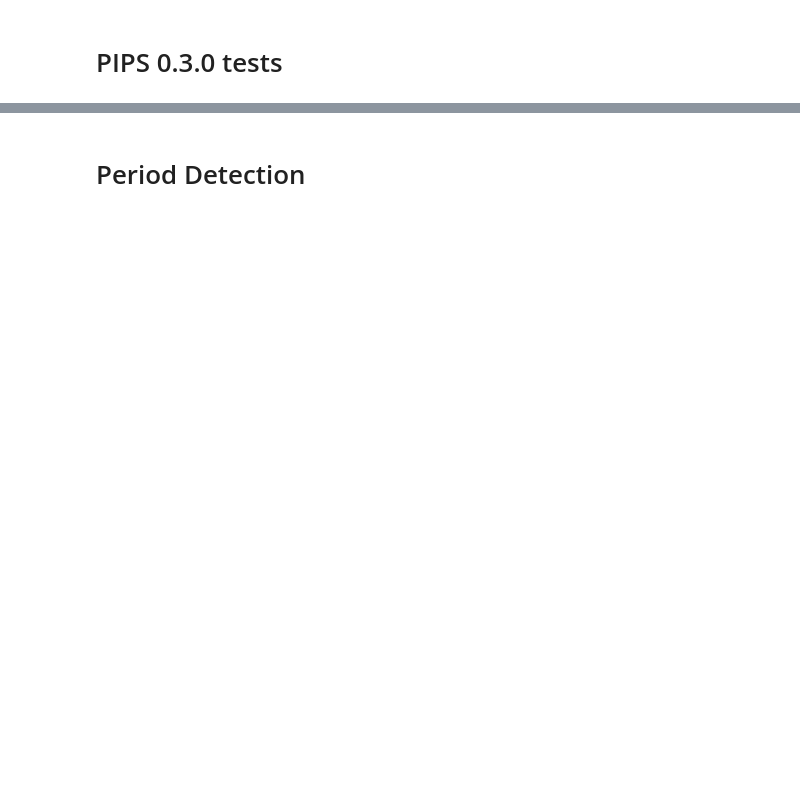
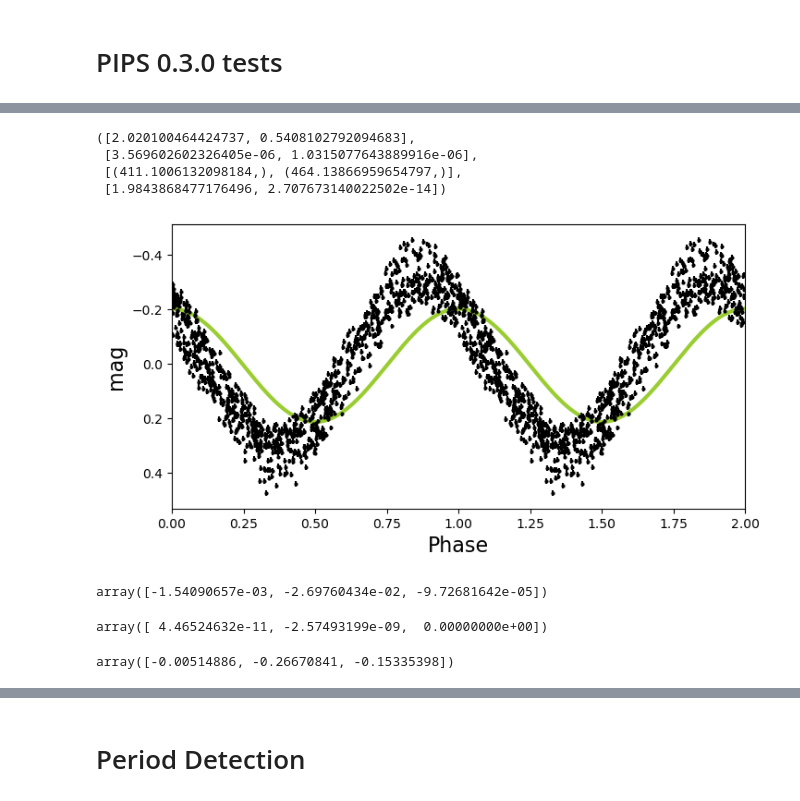
Before and after one commit to SterlingYM/astroPIPS, a Jupyter notebook: test.ipynb, the cells around one changed output, grey strips where cells are left out. Saved outputs shown, nothing was run; the diff lists cells and outputs as text; code cells hidden in the pictures; blank space fills up the shorter version.

```diff
--- a/test.ipynb
+++ b/test.ipynb
@@ -26,0 +26,19 @@ The autoreload extension is already loaded. To reload it, use:
+# %%
+Npoints = 1000
+noise = 0.01
+time = np.sort(np.random.random(Npoints) * 10) + 58000
+mag = np.sin(time*np.pi) + 15 + np.random.normal(0, noise, size=Npoints)
+mag += np.sin(time*np.pi*3.7) / 3
+mag_err = np.ones(Npoints) * noise
+# %%
+data = [time, mag, mag_err]
+star = PIPS.photdata(data)
+star.multiprocessing=False
+period, period_err, Z, amp = star.get_period_multi(
+    multiprocessing=False,
+    N=2,
+    Nterms=1,
+    N0 = 40,
+    return_Z=True,
+    debug=False,
+    Nsigma_range=40)
@@ -26,0 +48,29 @@ The autoreload extension is already loaded. To reload it, use:
+# %%
+period,period_err,Z,amp
+# %% [output]
+([2.020100464424737, 0.5408102792094683],
+ [3.569602602326405e-06, 1.0315077643889916e-06],
+ [(411.1006132098184,), (464.13866959654797,)],
+ [1.9843868477176496, 2.707673140022502e-14])
+# %%
+x,y,yerr = star.prewhiten(x=star.x,
+                          y=star.y,
+                          yerr=star.yerr,
+                          period=2)#period[0])
+# %%
+def fourier_p0(x,y,yerr,period,Nterms,**kwargs):
+        return [np.mean(y),y.max()-y.mean(),y.max()-y.mean()]
+# %%
+star2 = PIPS.photdata([x,y,yerr])
+star2.get_period(p_max=1.0,N0=20)
+star2.plot_lc(model_kwargs={'Nterms':1,'p0_func':fourier_p0},plot_bestfit=True)
+# %% [output]
+[figure, added]
+# %%
+star2.get_bestfit_curve(period=period[1],Nterms=1,return_params=True)
+# %% [output]
+array([-1.54090657e-03, -2.69760434e-02, -9.72681642e-05])
+# %%
+star2.get_bestfit_curve(Nterms=1,p0_func=fourier_p0,return_params=True)
+# %% [output]
+array([ 4.46524632e-11, -2.57493199e-09,  0.00000000e+00])
@@ -26,0 +116,4 @@ The autoreload extension is already loaded. To reload it, use:
+# %%
+params
+# %% [output]
+array([-0.00514886, -0.26670841, -0.15335398])
```
Also changed, not shown: parts of 42 cells of this notebook, 1 other file.
